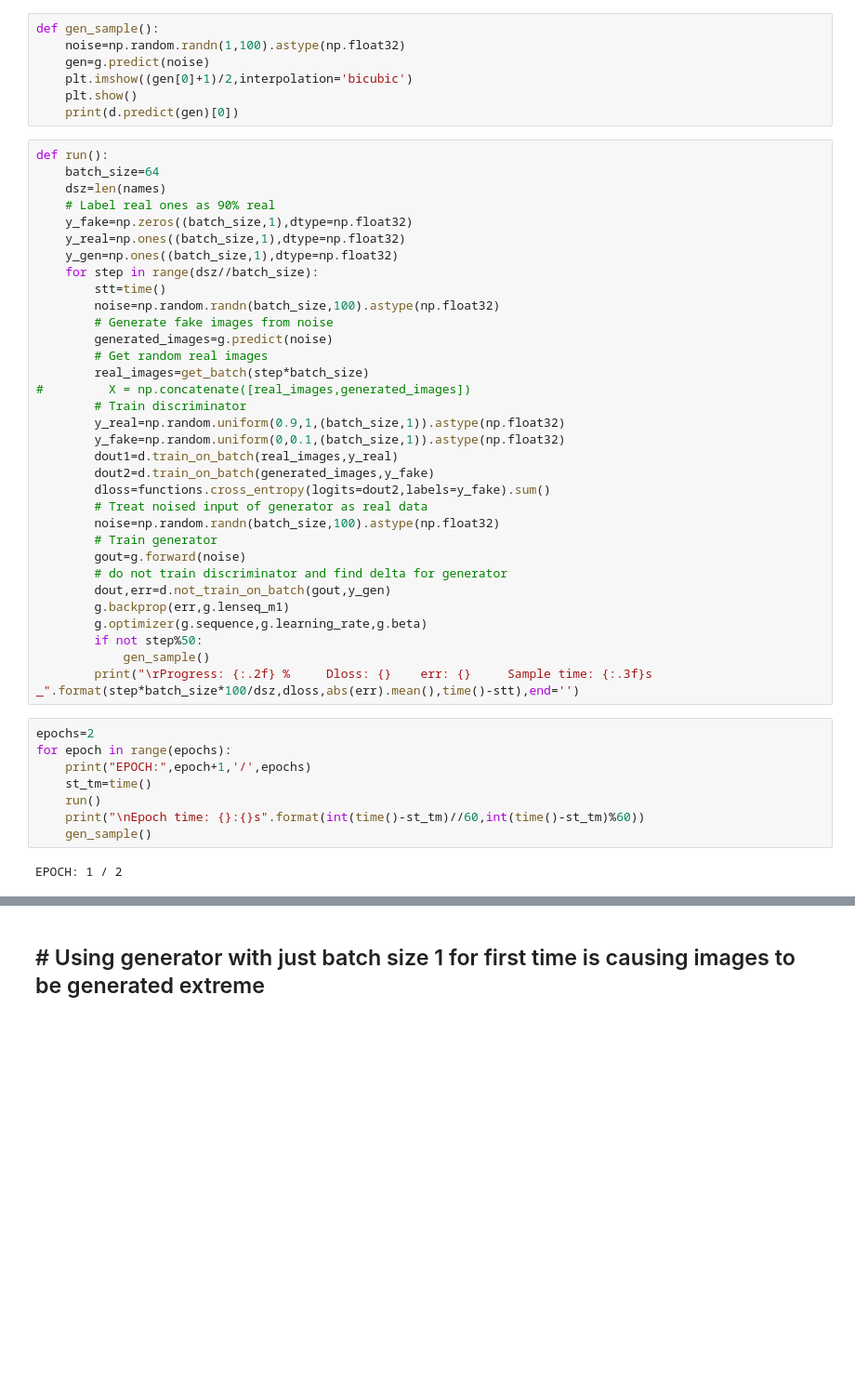
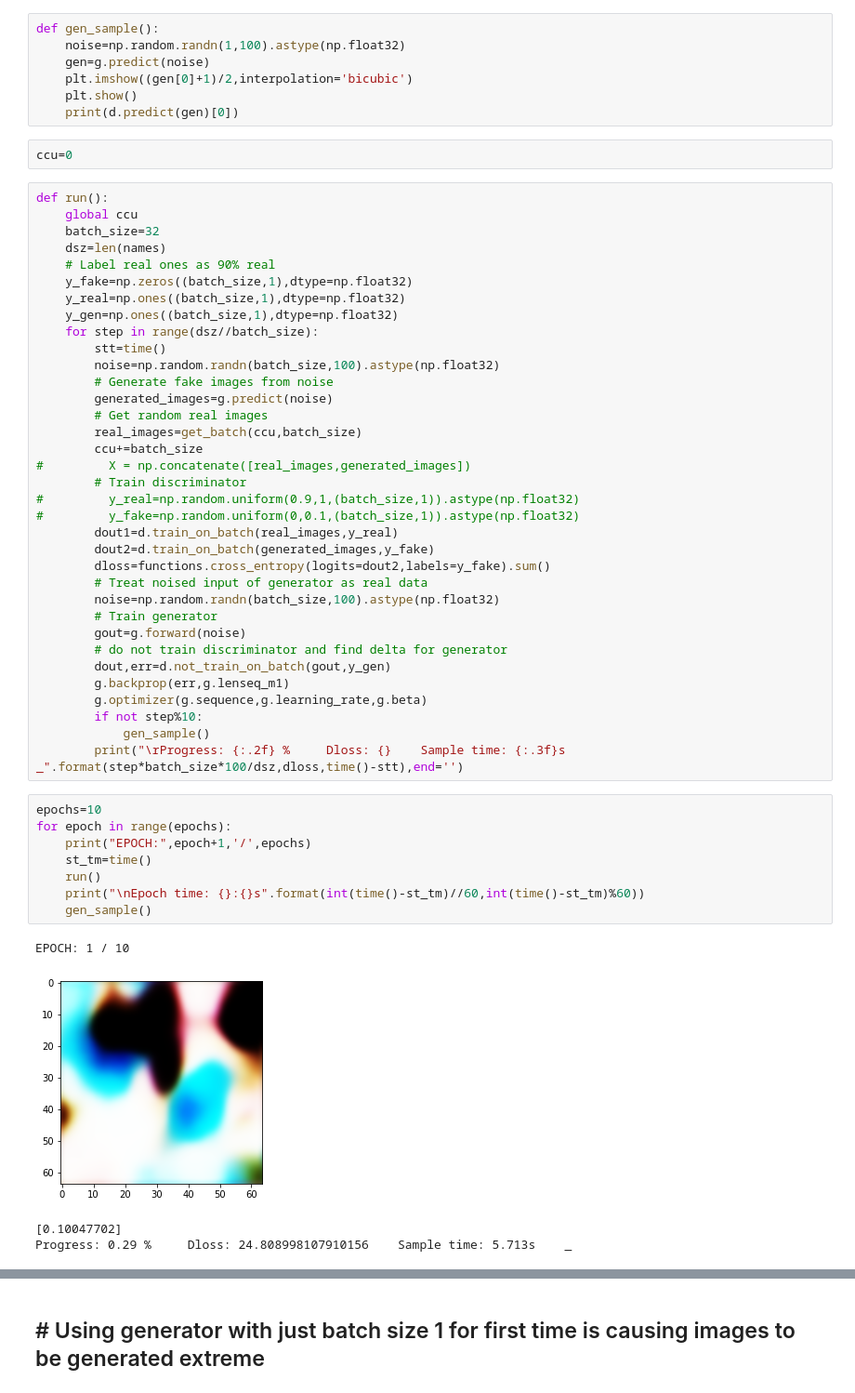
Before and after one commit to ShivamShrirao/GANs_from_scratch, a Jupyter notebook: DCGAN_celebs.ipynb, the cells around one changed output, grey strips where cells are left out. Shown at 93% size. Cells and saved outputs as stored; diff of their text form; blank space fills up the shorter version.

```diff
--- a/DCGAN_celebs.ipynb
+++ b/DCGAN_celebs.ipynb
@@ -120,9 +128,12 @@ def gen_sample():
     plt.imshow((gen[0]+1)/2,interpolation='bicubic')
     plt.show()
     print(d.predict(gen)[0])
+# %%
+ccu=0
 # %%
 def run():
-    batch_size=64
+    global ccu
+    batch_size=32
     dsz=len(names)
     # Label real ones as 90% real
     y_fake=np.zeros((batch_size,1),dtype=np.float32)
@@ -134,11 +145,12 @@ def run():
         # Generate fake images from noise
         generated_images=g.predict(noise)
         # Get random real images
-        real_images=get_batch(step*batch_size)
+        real_images=get_batch(ccu,batch_size)
+        ccu+=batch_size
 #         X = np.concatenate([real_images,generated_images])
         # Train discriminator
-        y_real=np.random.uniform(0.9,1,(batch_size,1)).astype(np.float32)
-        y_fake=np.random.uniform(0,0.1,(batch_size,1)).astype(np.float32)
+#         y_real=np.random.uniform(0.9,1,(batch_size,1)).astype(np.float32)
+#         y_fake=np.random.uniform(0,0.1,(batch_size,1)).astype(np.float32)
         dout1=d.train_on_batch(real_images,y_real)
         dout2=d.train_on_batch(generated_images,y_fake)
         dloss=functions.cross_entropy(logits=dout2,labels=y_fake).sum()
@@ -150,16 +162,19 @@ def run():
         dout,err=d.not_train_on_batch(gout,y_gen)
         g.backprop(err,g.lenseq_m1)
         g.optimizer(g.sequence,g.learning_rate,g.beta)
-        if not step%50:
+        if not step%10:
             gen_sample()
-        print("\rProgress: {:.2f} %     Dloss: {}    err: {}     Sample time: {:.3f}s    _".format(step*batch_size*100/dsz,dloss,abs(err).mean(),time()-stt),end='')
+        print("\rProgress: {:.2f} %     Dloss: {}    Sample time: {:.3f}s    _".format(step*batch_size*100/dsz,dloss,time()-stt),end='')
 # %%
-epochs=2
+epochs=10
 for epoch in range(epochs):
     print("EPOCH:",epoch+1,'/',epochs)
     st_tm=time()
     run()
     print("\nEpoch time: {}:{}s".format(int(time()-st_tm)//60,int(time()-st_tm)%60))
     gen_sample()
 # %% [output]
-EPOCH: 1 / 2
+EPOCH: 1 / 10
+[figure, added]
+[0.10047702]
+Progress: 0.29 %     Dloss: 24.808998107910156    Sample time: 5.713s    _
```
Also changed, not shown: parts of 10 cells of this notebook, 2 other files.
